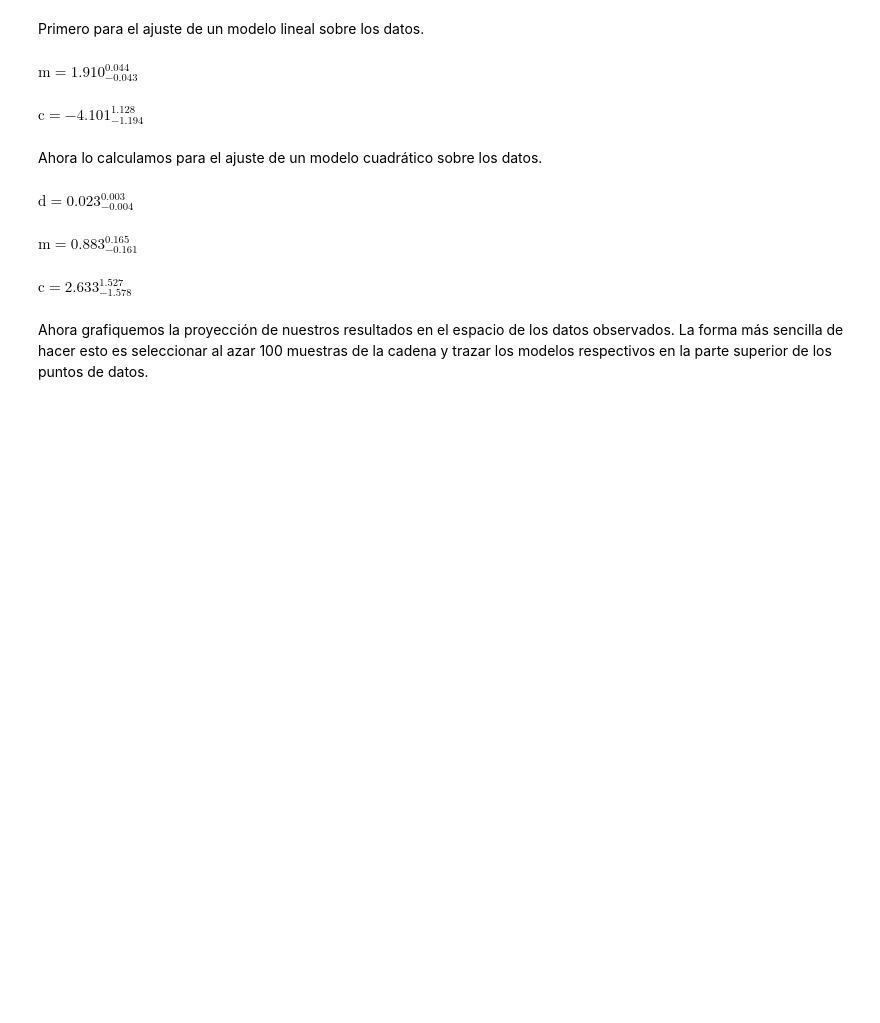
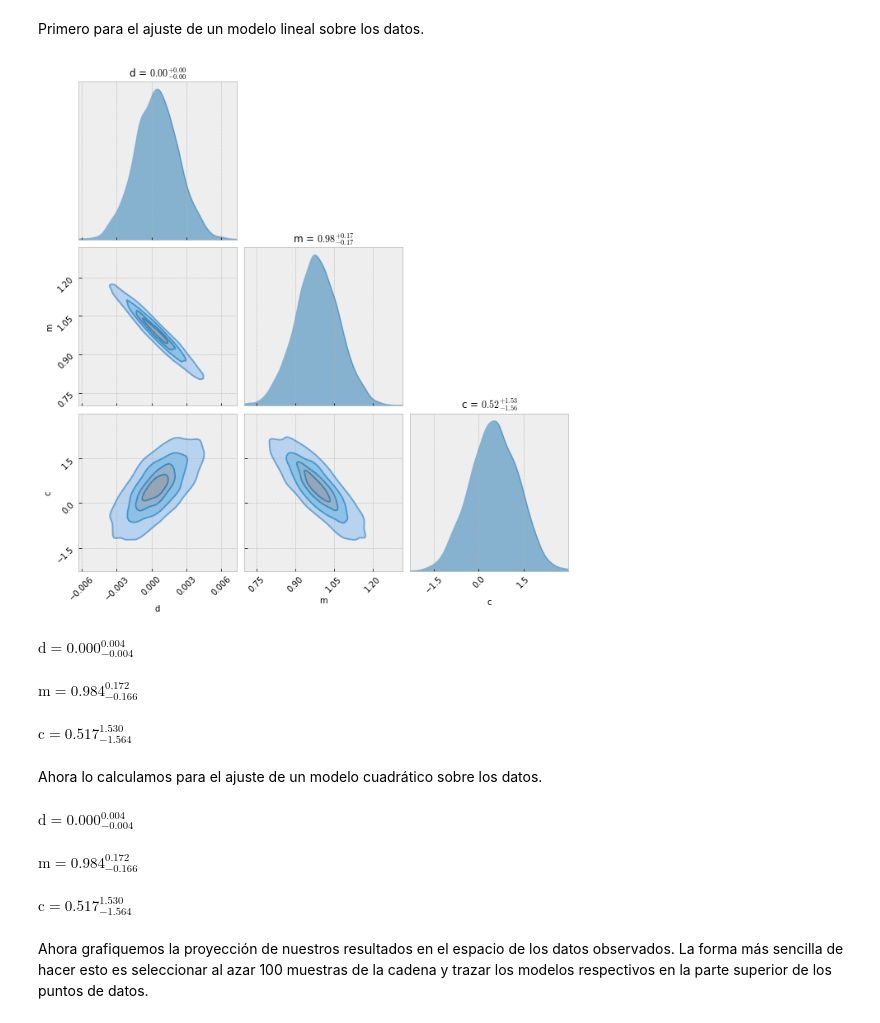
Before and after one commit to BaruchMM/Analisis_laboratorio, a Jupyter notebook: Analisis de datos.ipynb, the cells around one changed output. Cells and saved outputs as stored; diff of their text form; code cells hidden in the pictures; blank space fills up the shorter version.

```diff
--- a/Analisis de datos.ipynb
+++ b/Analisis de datos.ipynb
@@ -300,31 +205,40 @@ NumExpr defaulting to 8 threads.
 Calculamos el valor promedio de cada parámetro y su incertidumbre de 1$\sigma$.
 # %% [markdown]
 Primero para el ajuste de un modelo lineal sobre los datos.
+# %%
+chain10 = sampler10.get_chain(flat=True, discard=nsteps//3, thin=10)
+
+# plot marginal posterior distributions
+# subfig, axes = zeus.cornerplot(chain0, labels=['m', 'c']);
+subfig, axes = zeus.cornerplot(chain10, labels=['d','m', 'c']);
+# %% [output]
+[figure, added]
 # %%
-labels=['m','c']
-for p in range(2):
-    mcmc = np.percentile(chain0[:, p], [2.5, 50, 97.5])
+labels=['d','m','c']
+for p in range(3):
+    mcmc = np.percentile(chain10[:, p], [2.5, 50, 97.5])
     q = np.diff(mcmc)
     txt = "\mathrm{{{3}}} = {0:.3f}_{{-{1:.3f}}}^{{{2:.3f}}}"
     txt = txt.format(mcmc[1], q[0], q[1], labels[p])
     display(Math(txt))
 # %% [output]
-$\displaystyle \mathrm{m} = 1.910_{-0.043}^{0.044}$
+$\displaystyle \mathrm{d} = 0.000_{-0.004}^{0.004}$
-$\displaystyle \mathrm{c} = -4.101_{-1.194}^{1.128}$
+$\displaystyle \mathrm{m} = 0.984_{-0.166}^{0.172}$
+$\displaystyle \mathrm{c} = 0.517_{-1.564}^{1.530}$
 # %% [markdown]
 Ahora lo calculamos para el ajuste de un modelo cuadrático sobre los datos.
 # %%
 labels=['d','m','c']
 for p in range(3):
-    mcmc = np.percentile(chain1[:, p], [2.5, 50, 97.5])
+    mcmc = np.percentile(chain10[:, p], [2.5, 50, 97.5])
     q = np.diff(mcmc)
     txt = "\mathrm{{{3}}} = {0:.3f}_{{-{1:.3f}}}^{{{2:.3f}}}"
     txt = txt.format(mcmc[1], q[0], q[1], labels[p])
     display(Math(txt))
 # %% [output]
-$\displaystyle \mathrm{d} = 0.023_{-0.004}^{0.003}$
+$\displaystyle \mathrm{d} = 0.000_{-0.004}^{0.004}$
-$\displaystyle \mathrm{m} = 0.883_{-0.161}^{0.165}$
+$\displaystyle \mathrm{m} = 0.984_{-0.166}^{0.172}$
-$\displaystyle \mathrm{c} = 2.633_{-1.578}^{1.527}$
+$\displaystyle \mathrm{c} = 0.517_{-1.564}^{1.530}$
 # %% [markdown]
 Ahora grafiquemos la proyección de nuestros resultados en el espacio de los datos observados. La forma más sencilla de hacer esto es seleccionar al azar 100 muestras de la cadena y trazar los modelos respectivos en la parte superior de los puntos de datos.
 # %%
```
Also changed, not shown: parts of 45 cells of this notebook, 9 other files.
